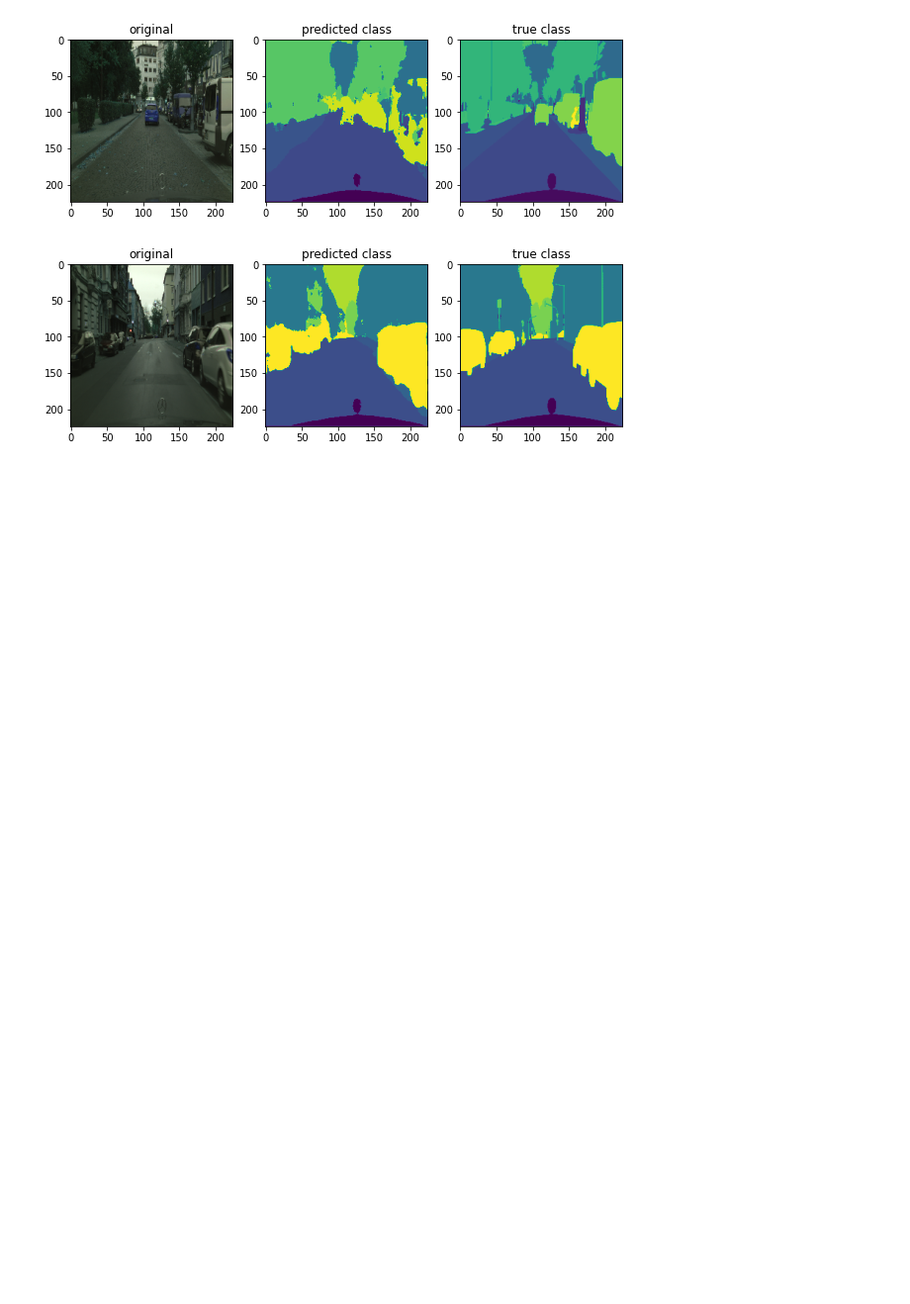
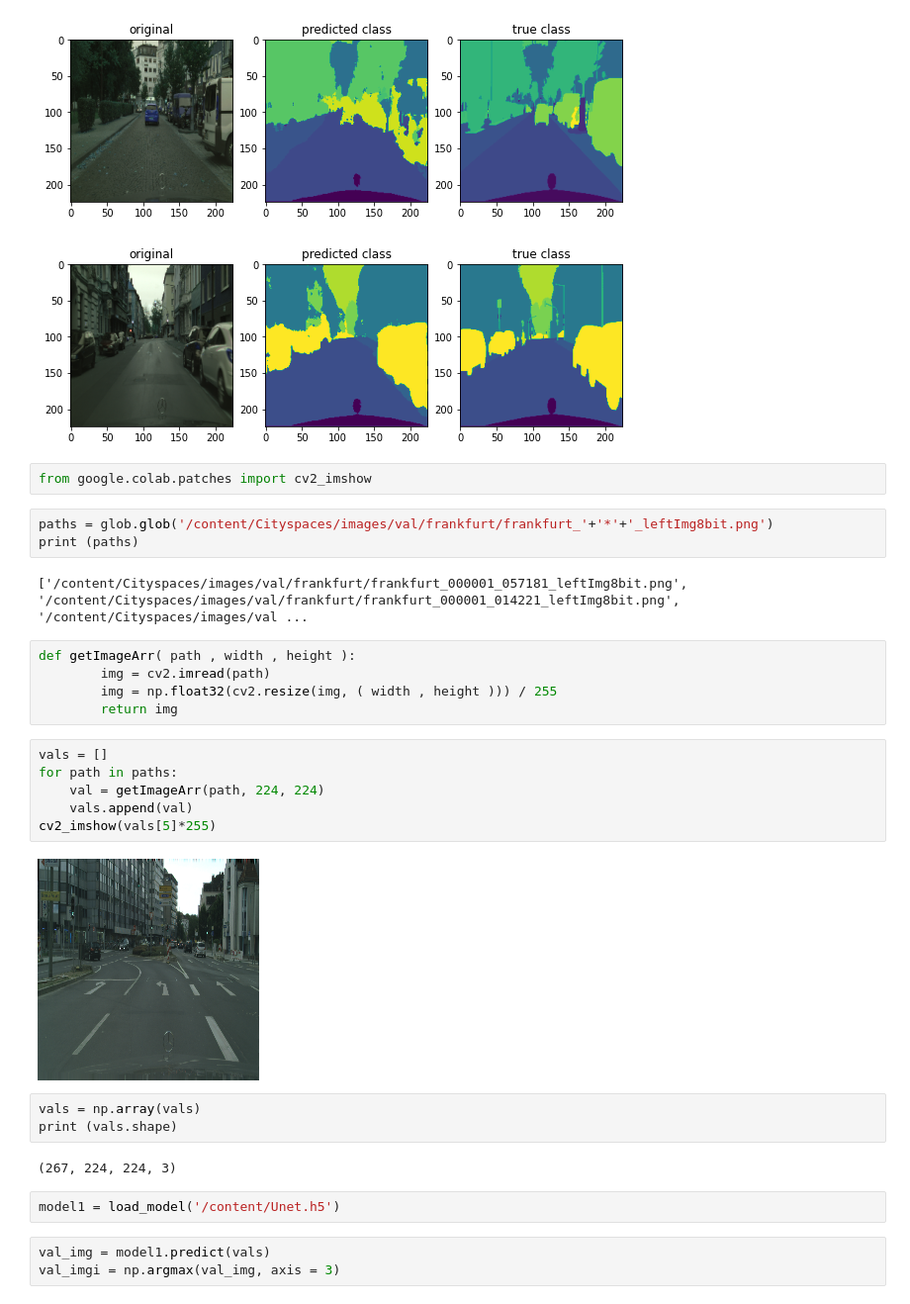
Before and after one commit to HuyKhoi-code/intro-to-semantic-segment, a Jupyter notebook: U_net.ipynb, the cells around one changed output. Shown at 99% size. Saved outputs shown, nothing was run; the diff lists cells and outputs as text; blank space fills up the shorter version.

```diff
--- a/U_net.ipynb
+++ b/U_net.ipynb
@@ -323,3 +327,33 @@ for i in range(6):
 [figure]
 [figure]
 [figure]
+# %%
+from google.colab.patches import cv2_imshow
+# %%
+paths = glob.glob('/content/Cityspaces/images/val/frankfurt/frankfurt_'+'*'+'_leftImg8bit.png')
+print (paths)
+# %% [output]
+['/content/Cityspaces/images/val/frankfurt/frankfurt_000001_057181_leftImg8bit.png', '/content/Cityspaces/images/val/frankfurt/frankfurt_000001_014221_leftImg8bit.png', '/content/Cityspaces/images/val ...
+# %%
+def getImageArr( path , width , height ):
+        img = cv2.imread(path)
+        img = np.float32(cv2.resize(img, ( width , height ))) / 255
+        return img
+# %%
+vals = []
+for path in paths:
+    val = getImageArr(path, 224, 224)
+    vals.append(val)
+cv2_imshow(vals[5]*255)
+# %% [output]
+[figure, added]
+# %%
+vals = np.array(vals)
+print (vals.shape)
+# %% [output]
+(267, 224, 224, 3)
+# %%
+model1 = load_model('/content/Unet.h5')
+# %%
+val_img = model1.predict(vals)
+val_imgi = np.argmax(val_img, axis = 3)
```
Also changed, not shown: parts of 2 cells of this notebook.
